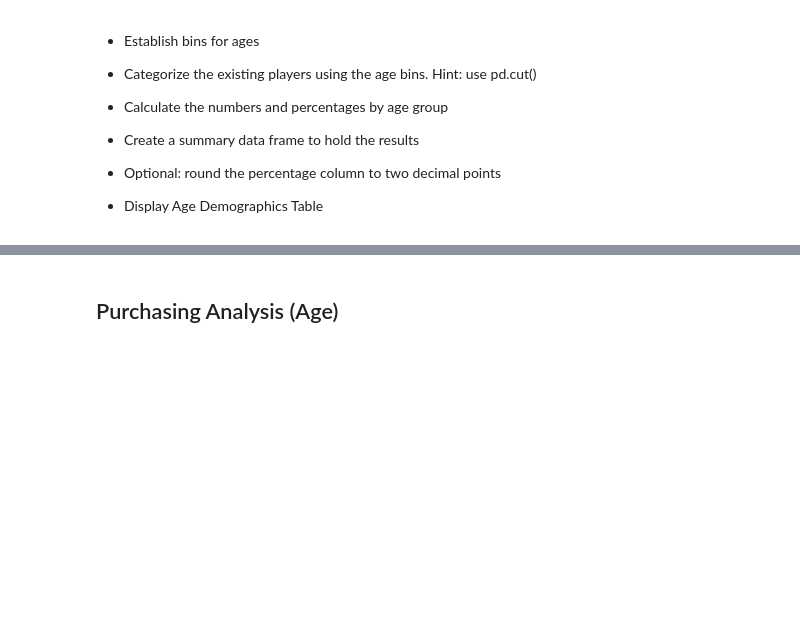
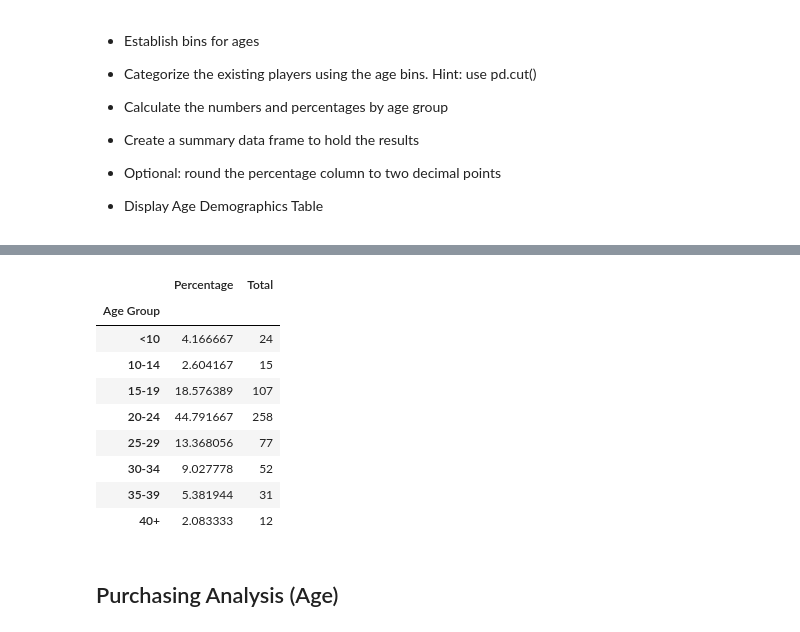
Before and after one commit to wagneree193/pandas-challenge, a Jupyter notebook: HeroesOfPymoli/HeroesOfPymoli_starter.ipynb, the cells around one changed output, grey strips where cells are left out. Cells and saved outputs as stored; diff of their text form; code cells hidden in the pictures; blank space fills up the shorter version.

```diff
--- a/HeroesOfPymoli/HeroesOfPymoli_starter.ipynb
+++ b/HeroesOfPymoli/HeroesOfPymoli_starter.ipynb
@@ -214,3 +227,26 @@ bins = [0,10,14,19,24,29,34,39,1000]
+# %%
+age_stats = purchase_data_df.groupby("Age Group")
+age_stats_unique = age_stats["SN"].nunique()
+
+pct_age = ((age_stats_unique/total_players)*100)
+
+age_stats_df = pd.DataFrame({"Percentage": pct_age,
+                            "Total" : age_stats_unique})
+
+age_stats_df.style.format({"Percentage":"{:,.2f}"})
+
+age_stats_df
+# %% [output]
+|  | Percentage | Total |
+| Age Group |  |  |
+| <10 | 4.166667 | 24 |
+| 10-14 | 2.604167 | 15 |
+| 15-19 | 18.576389 | 107 |
+| 20-24 | 44.791667 | 258 |
+| 25-29 | 13.368056 | 77 |
+| 30-34 | 9.027778 | 52 |
+| 35-39 | 5.381944 | 31 |
+| 40+ | 2.083333 | 12 |
 # %% [markdown]
 ## Purchasing Analysis (Age)
 # %% [markdown]
```
Also changed, not shown: parts of 6 cells of this notebook.
